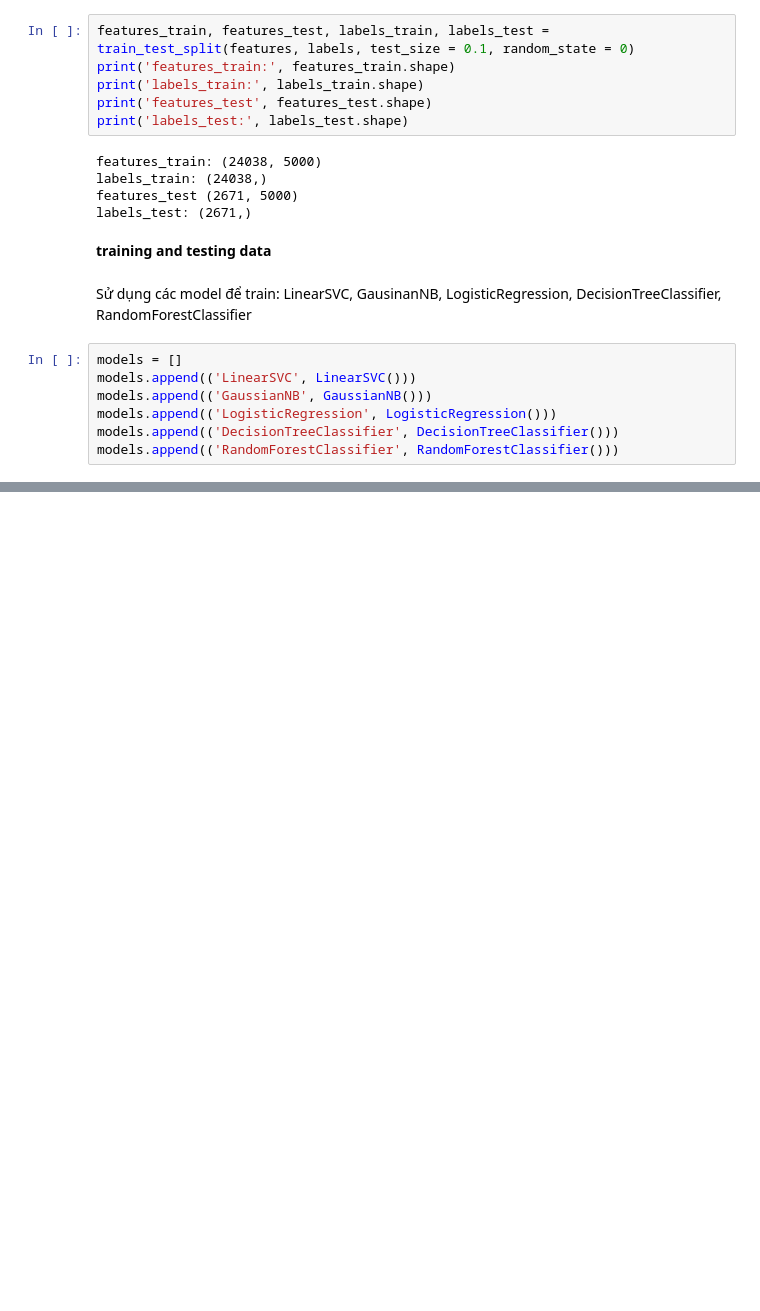
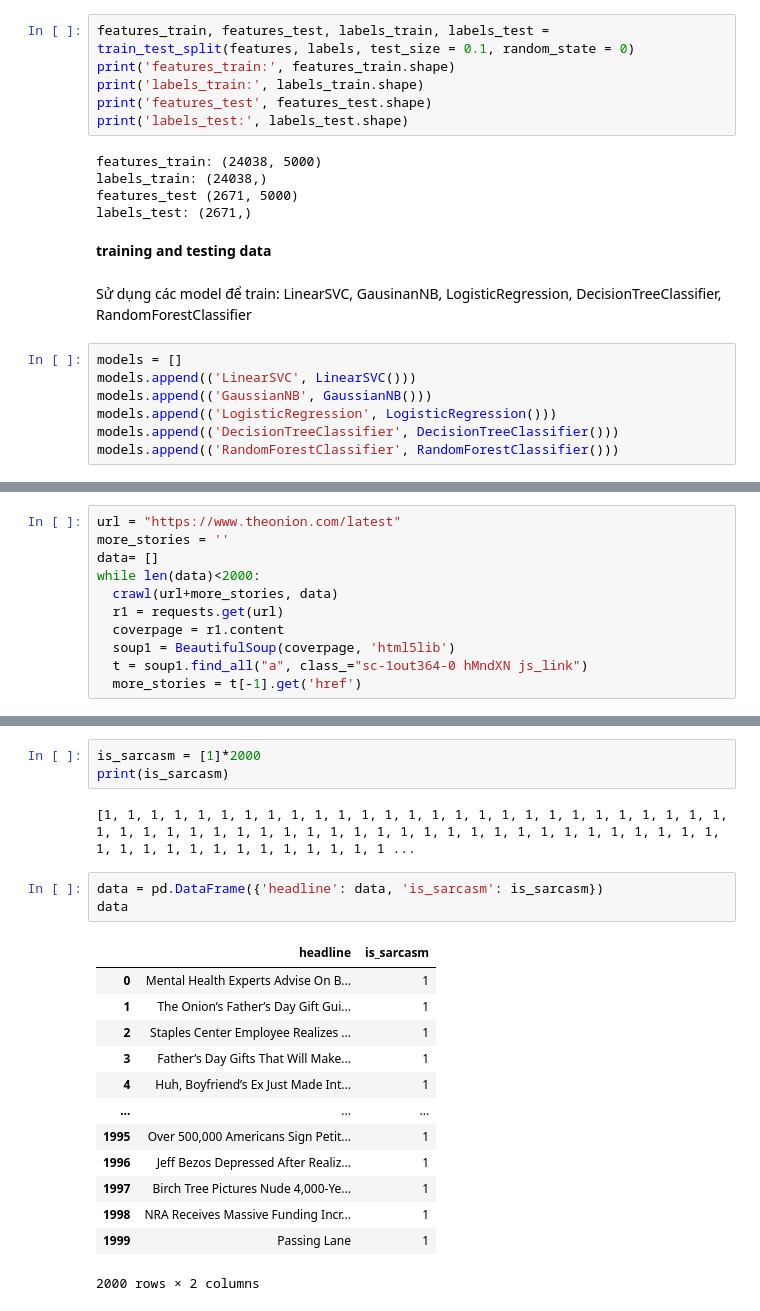
Before and after one commit to dangcaptkd/CS114.K21-, a Jupyter notebook: sarcasm_detection.ipynb, the cells around one changed output, grey strips where cells are left out. Saved outputs shown, nothing was run; the diff lists cells and outputs as text; blank space fills up the shorter version.

```diff
--- a/sarcasm_detection.ipynb
+++ b/sarcasm_detection.ipynb
@@ -194,0 +208,11 @@ KNN
+# %%
+url = "https://www.theonion.com/latest"
+more_stories = ''
+data= []
+while len(data)<2000:
+  crawl(url+more_stories, data)
+  r1 = requests.get(url)
+  coverpage = r1.content
+  soup1 = BeautifulSoup(coverpage, 'html5lib')
+  t = soup1.find_all("a", class_="sc-1out364-0 hMndXN js_link")
+  more_stories = t[-1].get('href')
@@ -194,0 +243,22 @@ KNN
+# %%
+is_sarcasm = [1]*2000
+print(is_sarcasm)
+# %% [output]
+[1, 1, 1, 1, 1, 1, 1, 1, 1, 1, 1, 1, 1, 1, 1, 1, 1, 1, 1, 1, 1, 1, 1, 1, 1, 1, 1, 1, 1, 1, 1, 1, 1, 1, 1, 1, 1, 1, 1, 1, 1, 1, 1, 1, 1, 1, 1, 1, 1, 1, 1, 1, 1, 1, 1, 1, 1, 1, 1, 1, 1, 1, 1, 1, 1, 1, 1 ...
+# %%
+data = pd.DataFrame({'headline': data, 'is_sarcasm': is_sarcasm})
+data
+# %% [output]
+|  | headline | is_sarcasm |
+| 0 | Mental Health Experts Advise On B... | 1 |
+| 1 | The Onion’s Father’s Day Gift Gui... | 1 |
+| 2 | Staples Center Employee Realizes ... | 1 |
+| 3 | Father’s Day Gifts That Will Make... | 1 |
+| 4 | Huh, Boyfriend’s Ex Just Made Int... | 1 |
+| ... | ... | ... |
+| 1995 | Over 500,000 Americans Sign Petit... | 1 |
+| 1996 | Jeff Bezos Depressed After Realiz... | 1 |
+| 1997 | Birch Tree Pictures Nude 4,000-Ye... | 1 |
+| 1998 | NRA Receives Massive Funding Incr... | 1 |
+| 1999 | Passing Lane | 1 |
+2000 rows × 2 columns
```
Also changed, not shown: parts of 6 cells of this notebook.
